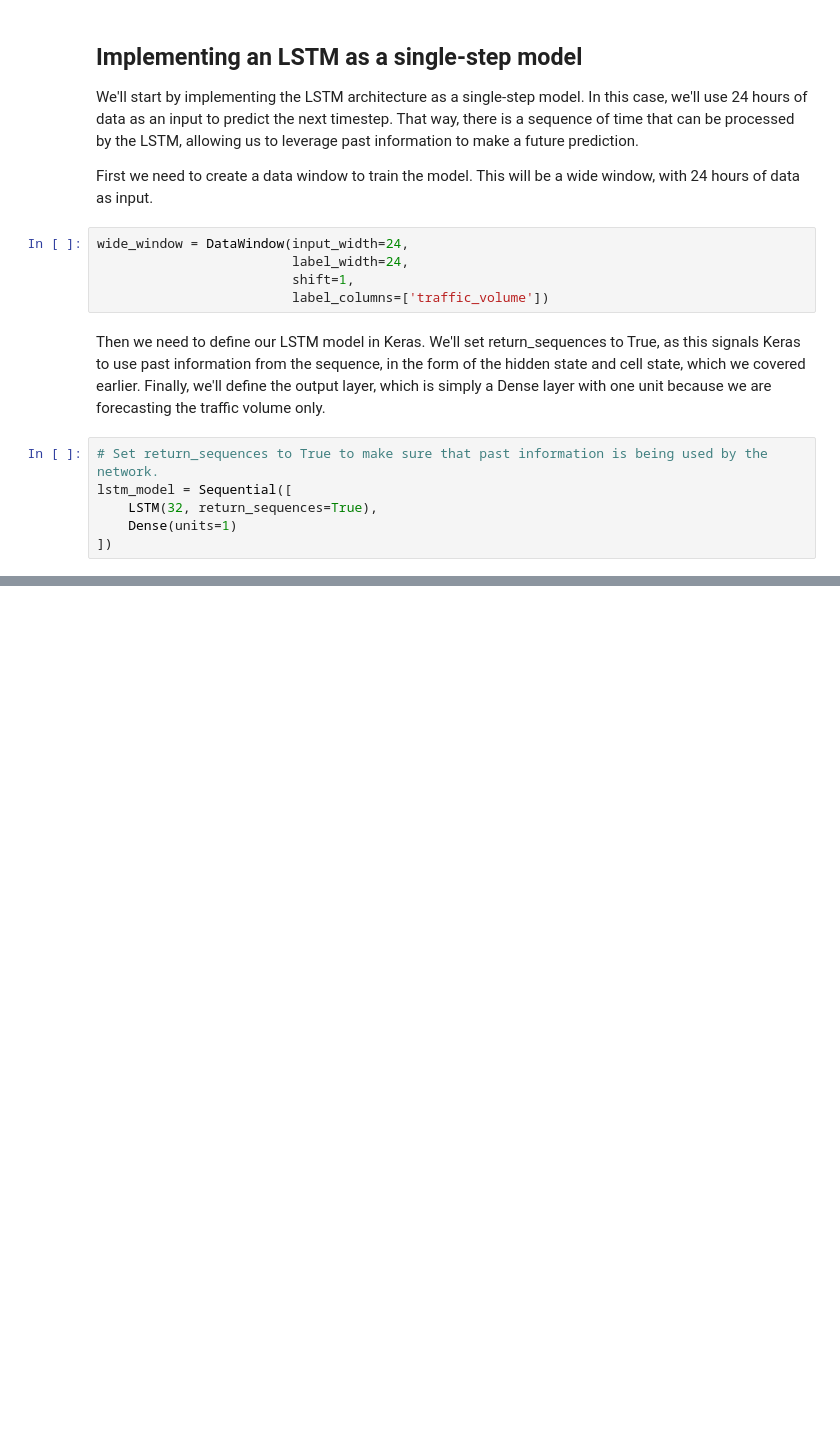
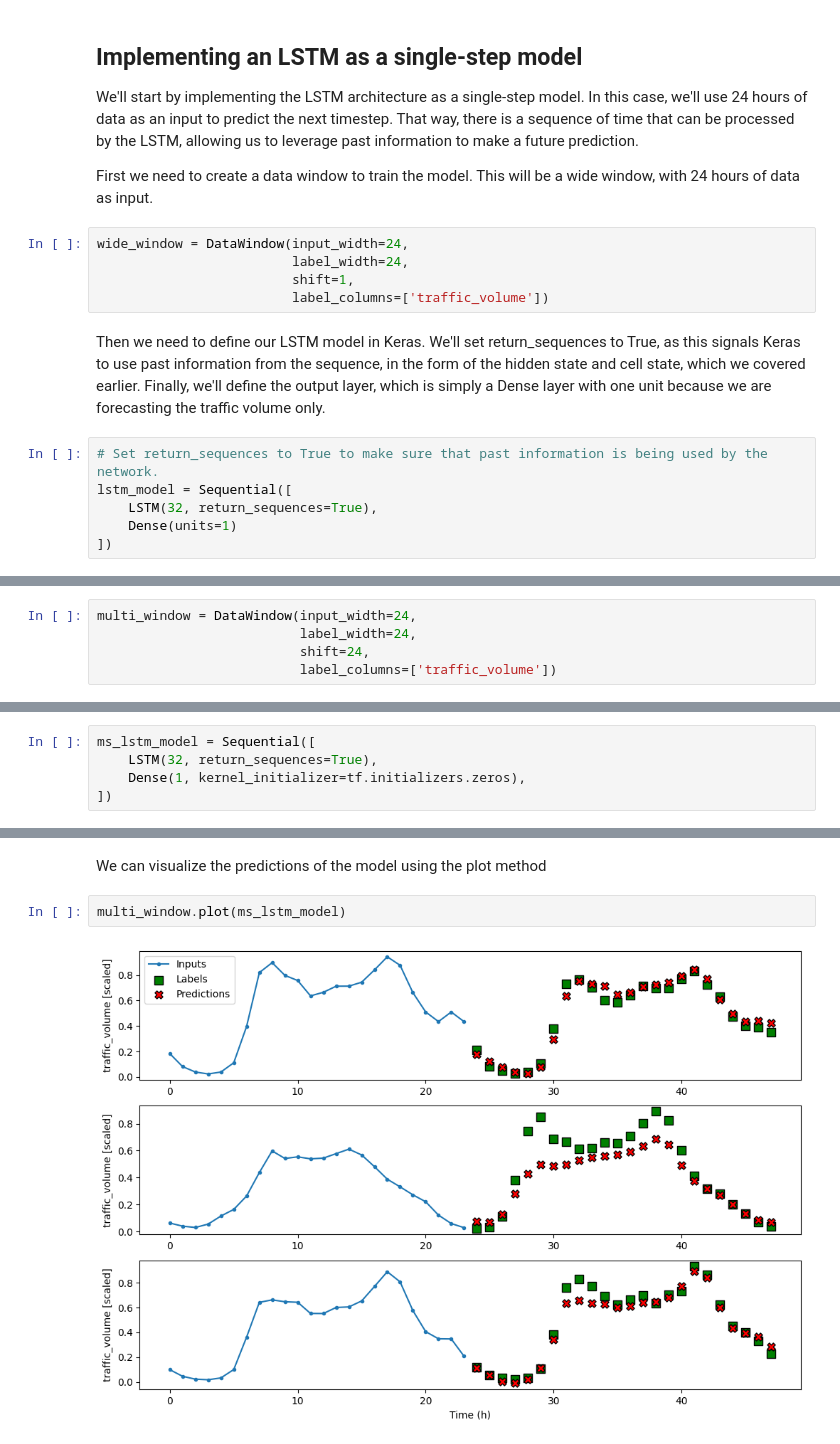
Before and after one commit to xbadiam/Forecasting, a Jupyter notebook: notebooks/04_Implementing_LSTM.ipynb, the cells around one changed output, grey strips where cells are left out. Saved outputs shown, nothing was run; the diff lists cells and outputs as text; blank space fills up the shorter version.

```diff
--- a/notebooks/04_Implementing_LSTM.ipynb
+++ b/notebooks/04_Implementing_LSTM.ipynb
@@ -231,0 +242,5 @@ wide_window.plot(lstm_model)
+# %%
+multi_window = DataWindow(input_width=24,
+                          label_width=24,
+                          shift=24,
+                          label_columns=['traffic_volume'])
@@ -231,0 +249,5 @@ wide_window.plot(lstm_model)
+# %%
+ms_lstm_model = Sequential([
+    LSTM(32, return_sequences=True),
+    Dense(1, kernel_initializer=tf.initializers.zeros),
+])
@@ -231,0 +282,6 @@ wide_window.plot(lstm_model)
+# %% [markdown]
+We can visualize the predictions of the model using the plot method
+# %%
+multi_window.plot(ms_lstm_model)
+# %% [output]
+[figure, added]
```
Also changed, not shown: parts of 13 cells of this notebook.
